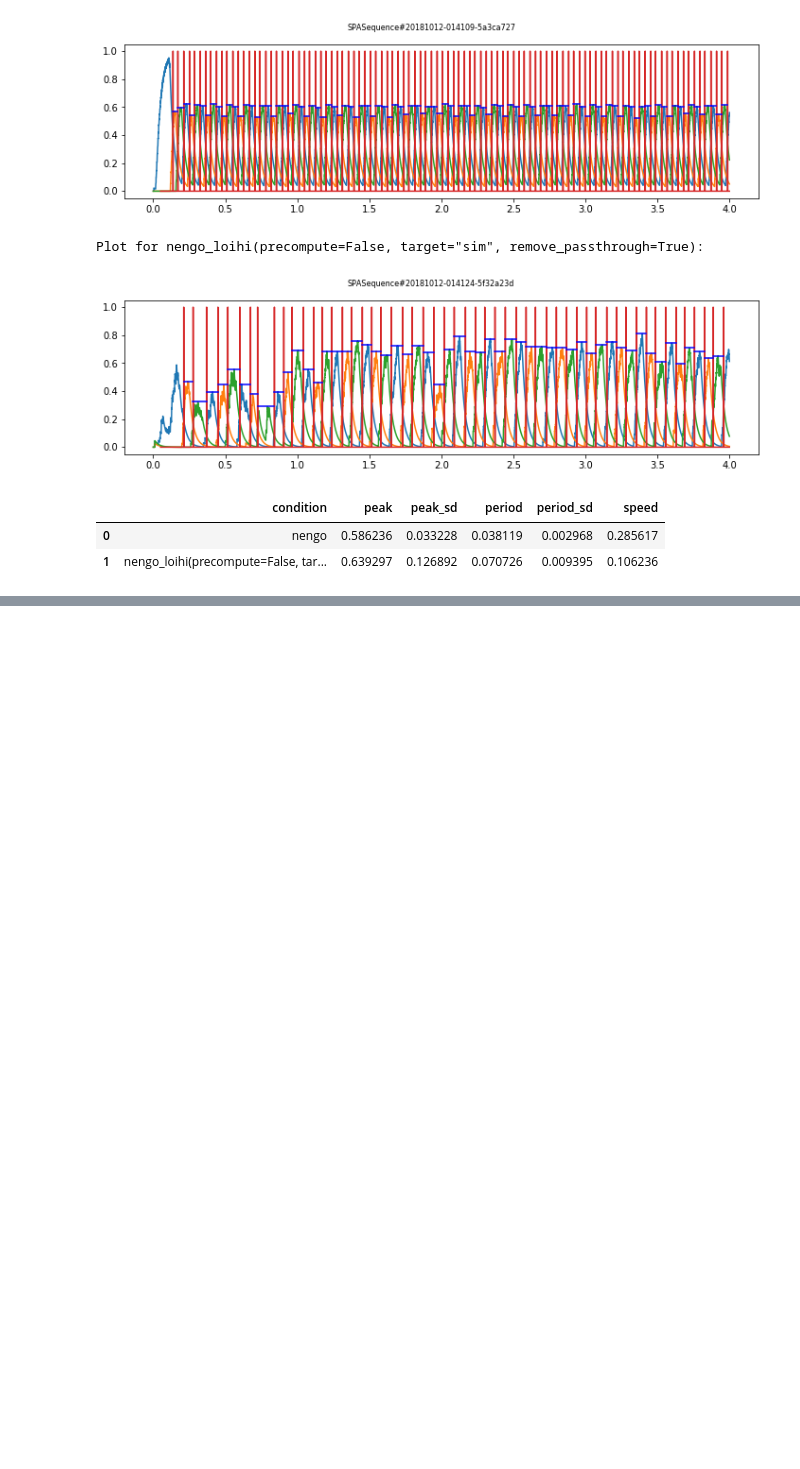
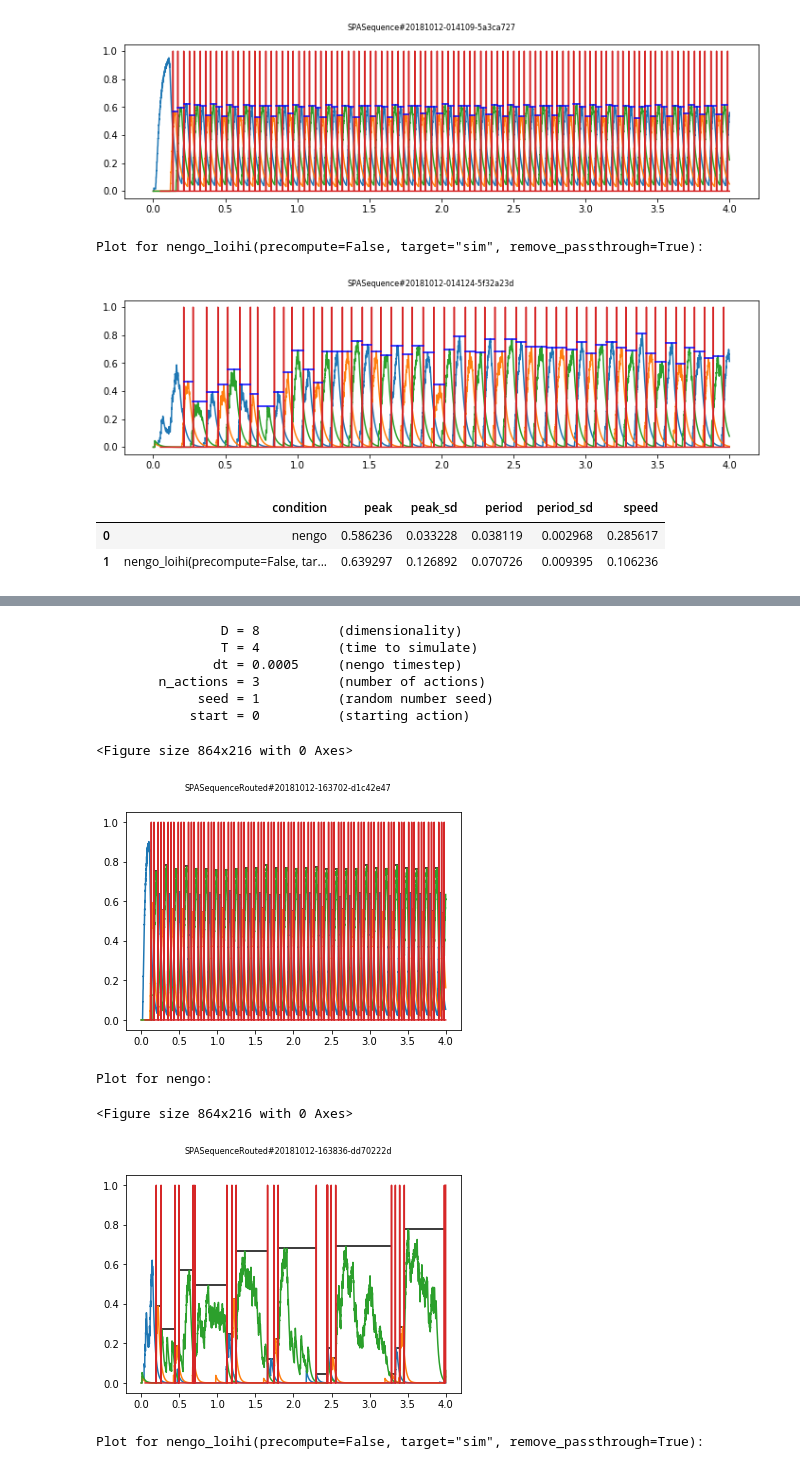
Before and after one commit to nengo/nengo-loihi, a Jupyter notebook: docs/Benchmark Nengo Models.ipynb, the cells around one changed output, grey strips where cells are left out. Drawn from its saved outputs; the diff is of its cells as text; code cells hidden in the pictures; blank space fills up the shorter version.

```diff
--- a/docs/Benchmark Nengo Models.ipynb
+++ b/docs/Benchmark Nengo Models.ipynb
@@ -253,0 +347,15 @@ test('SemanticMemoryWithRecall', dict(dt=0.0001, D=8))
+# %%
+test('SPASequenceRouted', dict(dt=0.0005, n_actions=3, D=8, T=4))
+# %% [output]
+                D = 8          (dimensionality)
+                T = 4          (time to simulate)
+               dt = 0.0005     (nengo timestep)
+        n_actions = 3          (number of actions)
+             seed = 1          (random number seed)
+            start = 0          (starting action)
+<Figure size 864x216 with 0 Axes>
+[figure, added]
+Plot for nengo:
+<Figure size 864x216 with 0 Axes>
+[figure, added]
+Plot for nengo_loihi(precompute=False, target="sim", remove_passthrough=True):
```
Also changed, not shown: parts of 28 cells of this notebook.
